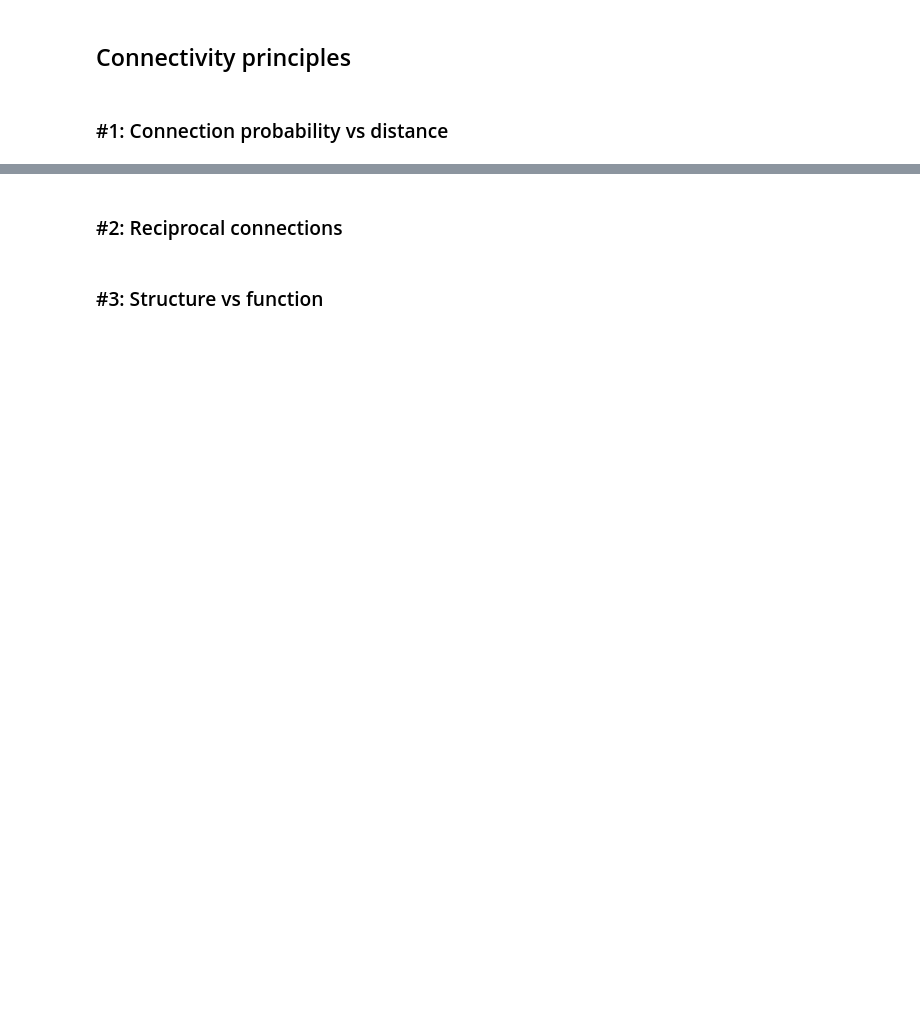
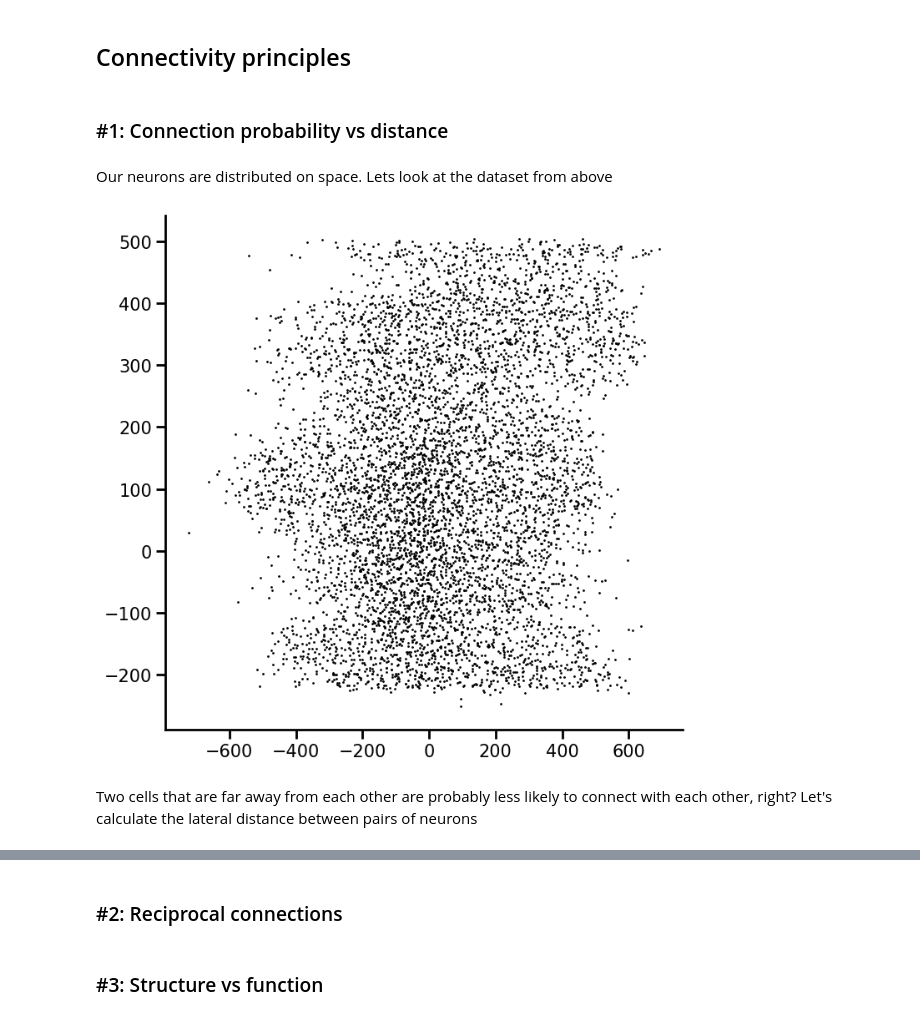
Before and after one commit to AllenSWDB/SWDB_2025_Connectomics, a Jupyter notebook: code/solutions/Workshop2.ipynb, the cells around one changed output, grey strips where cells are left out. Drawn from its saved outputs; the diff is of its cells as text; code cells hidden in the pictures; blank space fills up the shorter version.

```diff
--- a/code/solutions/Workshop2.ipynb
+++ b/code/solutions/Workshop2.ipynb
@@ -70,2 +98,26 @@ cell_df = pd.read_feather(f"{data_dir}/soma_and_cell_type_{mat_version}.feather"
 # %% [markdown]
 ### #1: Connection probability vs distance
+# %% [markdown]
+Our neurons are distributed on space. Lets look at the dataset from above
+# %%
+sub_cell_df = cell_df[cell_df["cell_type"] == "L3-IT"]
+# %%
+fig, ax = plt.subplots(figsize=(8, 8))
+
+ax.scatter(sub_cell_df["pt_position_trform_x"] / 1000., sub_cell_df["pt_position_trform_z"] / 1000.,
+           c="k", s=1)
+
+ax.tick_params(axis='both', which='major', labelsize=15, width=2, length=8)  # Set larger tick labels
+ax.tick_params(axis='both', which='minor', labelsize=14, width=1, length=4)  # Set larger tick labels
+
+ax.spines['top'].set_visible(False)  # Hide the top spine
+ax.spines['right'].set_visible(False)  # Hide the right spine
+ax.spines['bottom'].set_linewidth(2)  # Hide the top spine
+ax.spines['left'].set_linewidth(2)  # Hide the right spine
+
+plt.show()
+# %% [output]
+[figure, added]
+# %% [markdown]
+Two cells that are far away from each other are probably less likely to connect with each other, right?
+Let's calculate the lateral distance between pairs of neurons
```
Also changed, not shown: parts of 58 cells of this notebook, 1 other file.
